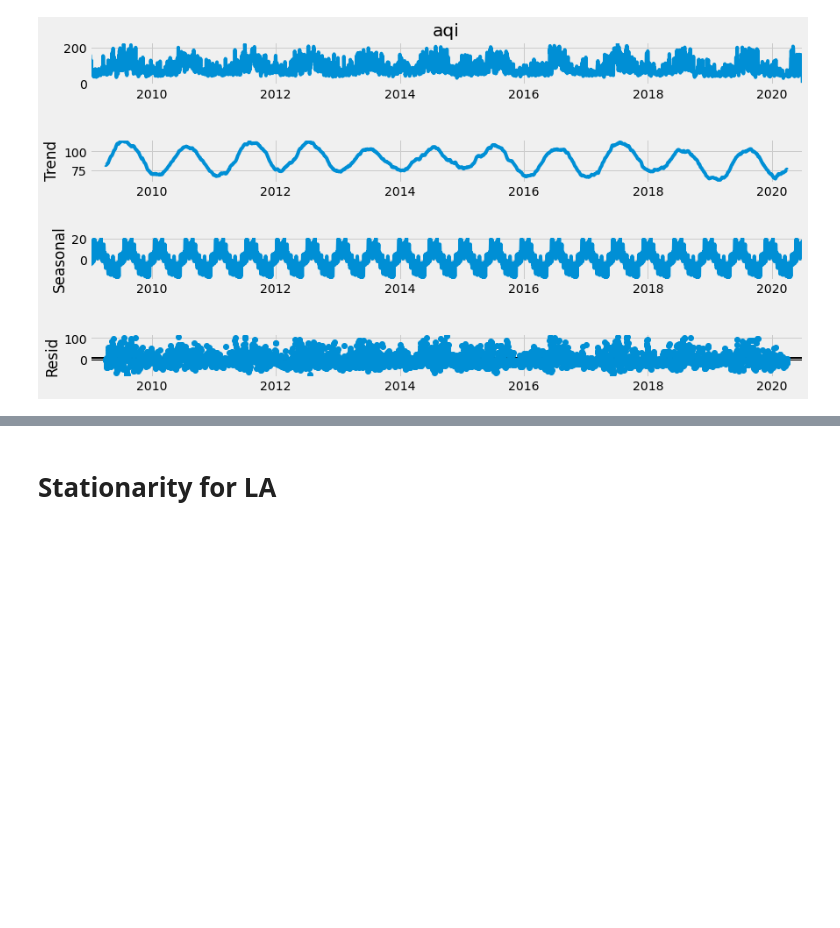
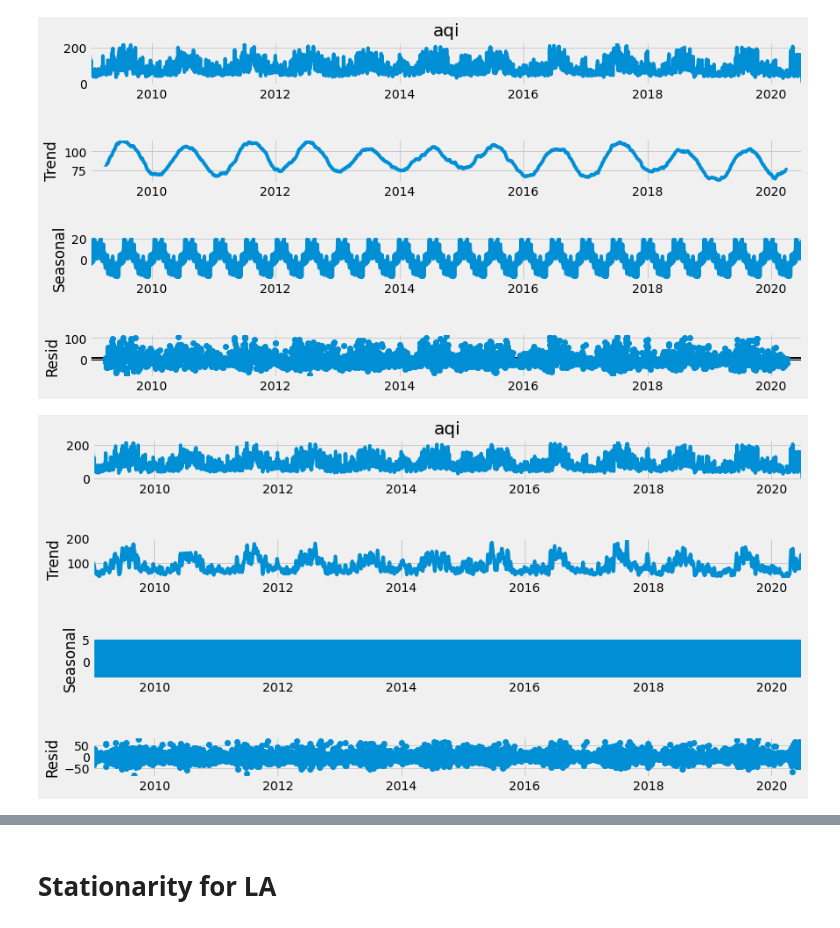
Before and after one commit to qghaemi/ga_project_5, a Jupyter notebook: Modeling_LA_County_MD.ipynb, the cells around one changed output, grey strips where cells are left out. Drawn from its saved outputs; the diff is of its cells as text; code cells hidden in the pictures; blank space fills up the shorter version.

```diff
--- a/Modeling_LA_County_MD.ipynb
+++ b/Modeling_LA_County_MD.ipynb
@@ -102,3 +104,7 @@ seasons(y, 365)
 seasons(y, 180)
 # %% [output]
 [figure]
+# %%
+seasons(y, 7)
+# %% [output]
+[figure, added]
```
Also changed, not shown: parts of 20 cells of this notebook, 1 other file.
